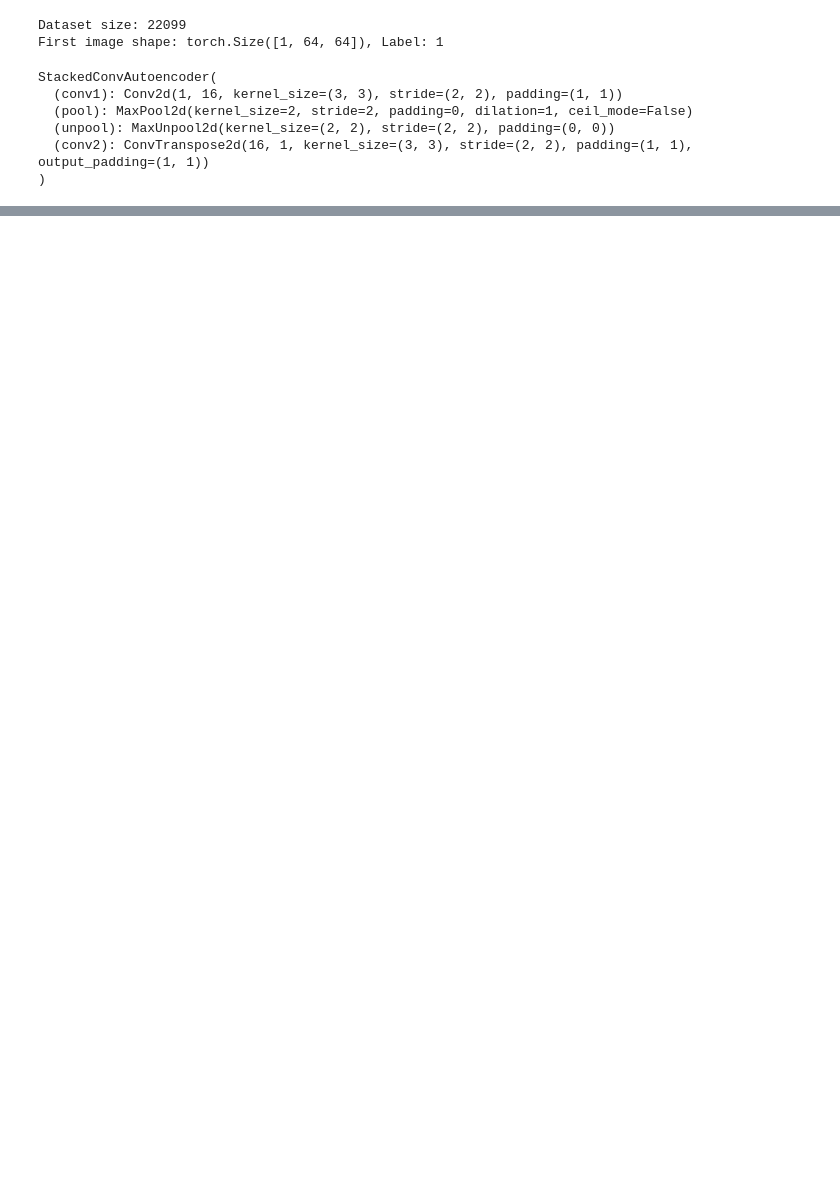
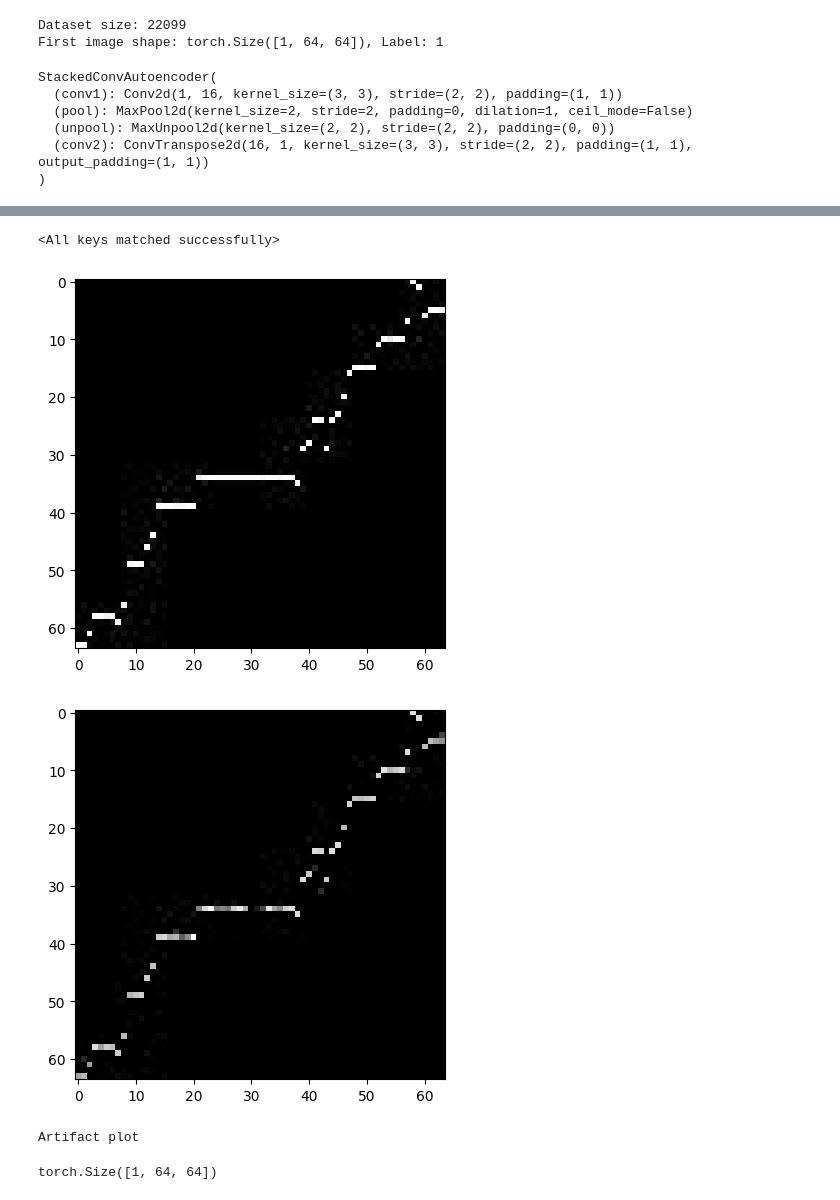
Before and after one commit to ManilShrestha/SCAE-Artifact-Removal, a Jupyter notebook: jupyters/train_SCAE.ipynb, the cells around one changed output, grey strips where cells are left out. Drawn from its saved outputs; the diff is of its cells as text; code cells hidden in the pictures; blank space fills up the shorter version.

```diff
--- a/jupyters/train_SCAE.ipynb
+++ b/jupyters/train_SCAE.ipynb
@@ -191,0 +144,32 @@ torch.Size([20, 1, 64, 64])
+# %%
+model.load_state_dict(torch.load('../models/SCAE_best.pth'))
+# %% [output]
+<All keys matched successfully>
+# %%
+import matplotlib.pyplot as plt
+
+def plot_image(tensor):
+    img = tensor.squeeze().cpu()
+    img_np = img.numpy()
+
+    # Display the image
+    plt.imshow(img_np, cmap='gray')
+    plt.show()
+
+
+input_tensor = data[0][0].float().to(device) # Example input
+plot_image(input_tensor)
+
+with torch.no_grad():
+    output = model(input_tensor)
+    plot_image(output)
+
+print('Artifact plot') if data[1][0]==1 else print('Non-Artifact plot')
+# %% [output]
+[figure, added]
+[figure, added]
+Artifact plot
+# %%
+input_tensor.shape
+# %% [output]
+torch.Size([1, 64, 64])
```
Also changed, not shown: parts of 5 cells of this notebook, 1 other file.
